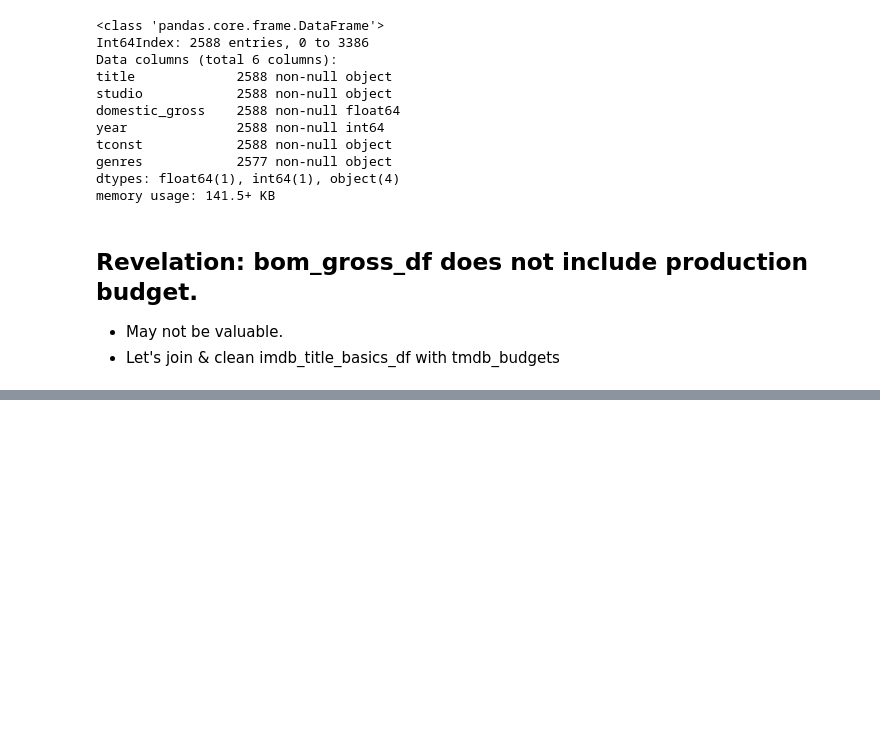
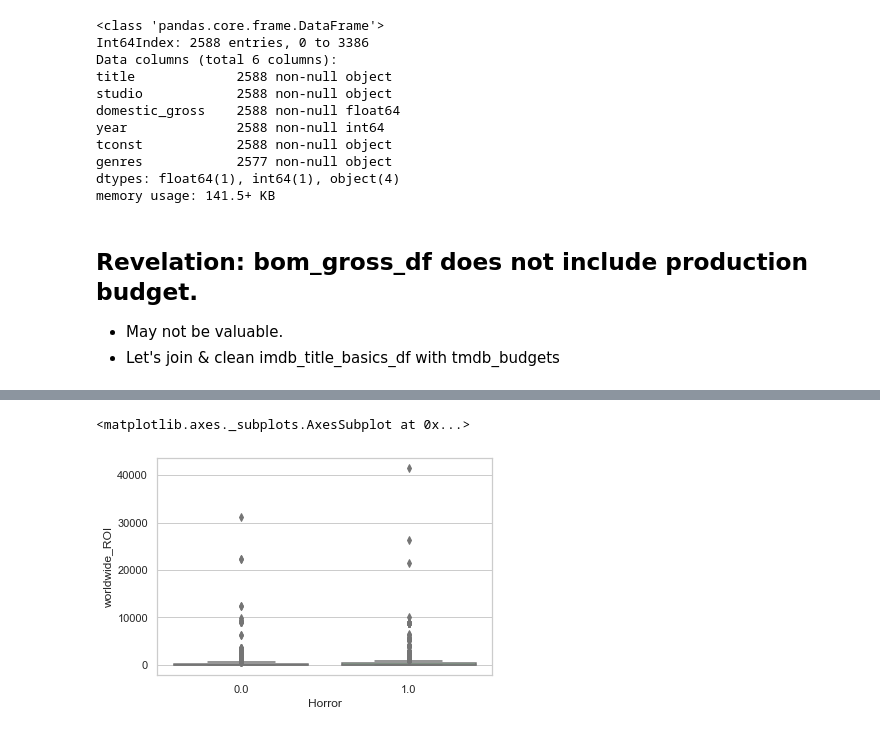
Before and after one commit to stevenzych/movie-analysis, a Jupyter notebook: caleb_draft.ipynb, the cells around one changed output, grey strips where cells are left out. Drawn from its saved outputs; the diff is of its cells as text; code cells hidden in the pictures; blank space fills up the shorter version.

```diff
--- a/caleb_draft.ipynb
+++ b/caleb_draft.ipynb
@@ -1006,0 +892,5 @@ genre_profitability = genre_gross_df
+# %%
+all_genres = set()
+for genres in join_df['genres']:
+    if genres:
+        all_genres.update(genres)
@@ -1006,0 +921,10 @@ genre_profitability = genre_gross_df
+# %%
+for genre in all_genres:
+    join_df[genre] = np.zeros(shape=join_df.shape[0])
+# %%
+for index, row in join_df.iterrows():
+    if row['genres']:
+        for genre in row['genres']:
+            join_df.loc[index, genre] = 1
+
+join_df.head()
@@ -1006,0 +939,2 @@ genre_profitability = genre_gross_df
+# %%
+join_df_modified = join_df.drop(columns = 'genres')
@@ -1007 +951,6 @@ genre_profitability = genre_gross_df
+# %%
+sns.boxplot(x='Horror', y='worldwide_ROI', data=join_df_modified)
+# %% [output]
+<matplotlib.axes._subplots.AxesSubplot at 0x...>
+[figure, added]
 # %%
```
Also changed, not shown: parts of 69 cells of this notebook, 5 other files.
